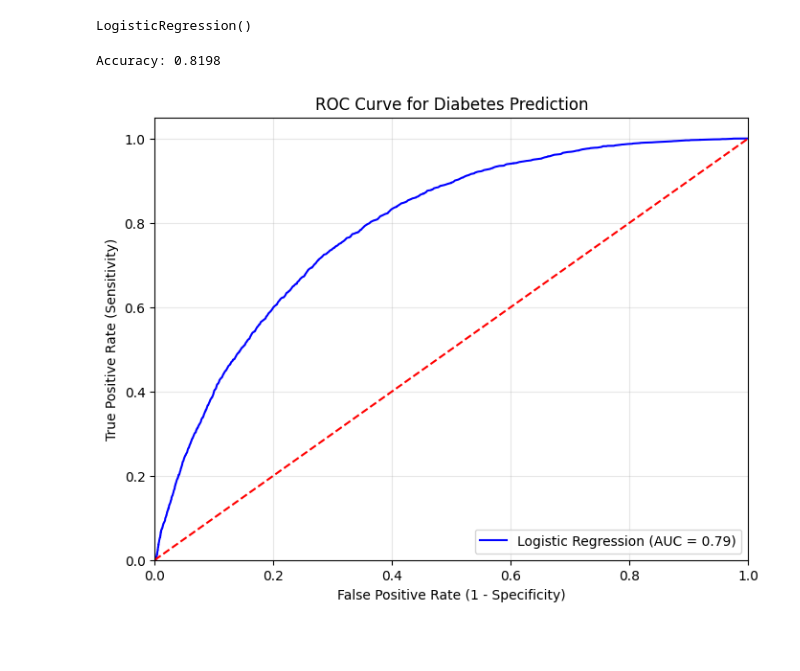
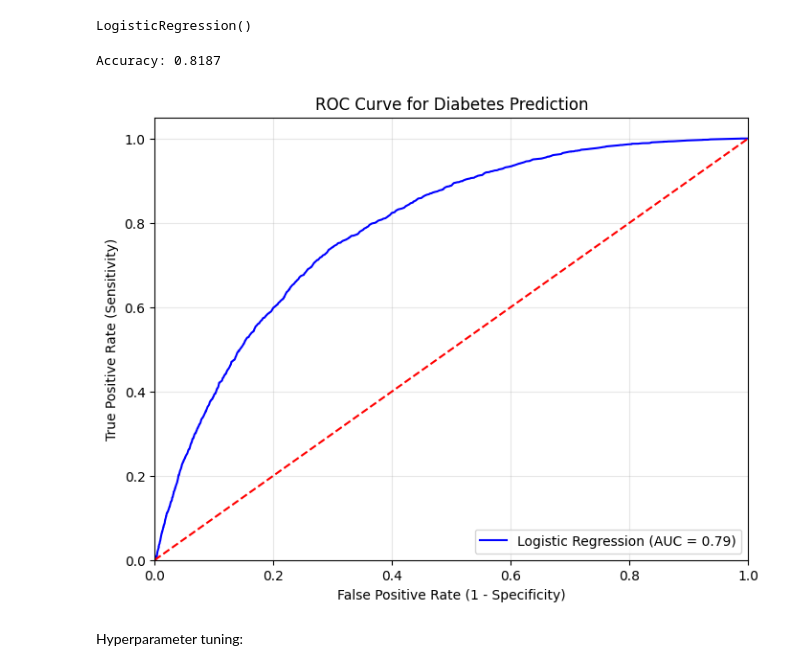
Before and after one commit to Lucyyru/Diabetes_Type2_Prediction, a Jupyter notebook: logistic reg.ipynb, the cells around one changed output. Saved outputs shown, nothing was run; the diff lists cells and outputs as text; code cells hidden in the pictures; blank space fills up the shorter version.

```diff
--- a/logistic reg.ipynb
+++ b/logistic reg.ipynb
@@ -135,26 +135,28 @@ logreg.fit(X_train_final, Y_train_final)
 # %% [output]
 LogisticRegression()
 # %%
-x_test_selected = x_test[:, features_to_use]
-y_predicted = logreg.predict(x_test_selected)
-y_probs = logreg.predict_proba(x_test_selected)[:, 1]
-print(f"Accuracy: {accuracy_score(y_test, y_predicted):.4f}")
+x_val_selected = x_val[:, features_to_use]
+y_predicted = logreg.predict(x_val_selected)
+y_probs = logreg.predict_proba(x_val_selected)[:, 1]
+print(f"Accuracy: {accuracy_score(y_val, y_predicted):.4f}")
 # %% [output]
-Accuracy: 0.8198
+Accuracy: 0.8187
 # %%
-fpr, tpr, thresholds = roc_curve(y_test, y_probs)
+fpr, tpr, thresholds = roc_curve(y_val, y_probs)
 roc_auc = auc(fpr, tpr)
 
 plt.figure(figsize=(8, 6))
 plt.plot(fpr, tpr, color='blue', label=f'Logistic Regression (AUC = {roc_auc:.2f})')
 plt.plot([0, 1], [0, 1], color='red', linestyle='--') # Baseline
 plt.xlim([0.0, 1.0])
 plt.ylim([0.0, 1.05])
 plt.xlabel('False Positive Rate (1 - Specificity)')
 plt.ylabel('True Positive Rate (Sensitivity)')
 plt.title('ROC Curve for Diabetes Prediction')
 plt.legend(loc="lower right")
 plt.grid(alpha=0.3)
 plt.show()
 # %% [output]
-[figure, old version]
+[figure, new version]
+# %% [markdown]
+Hyperparameter tuning:
```
Also changed, not shown: parts of 1 cell of this notebook.
